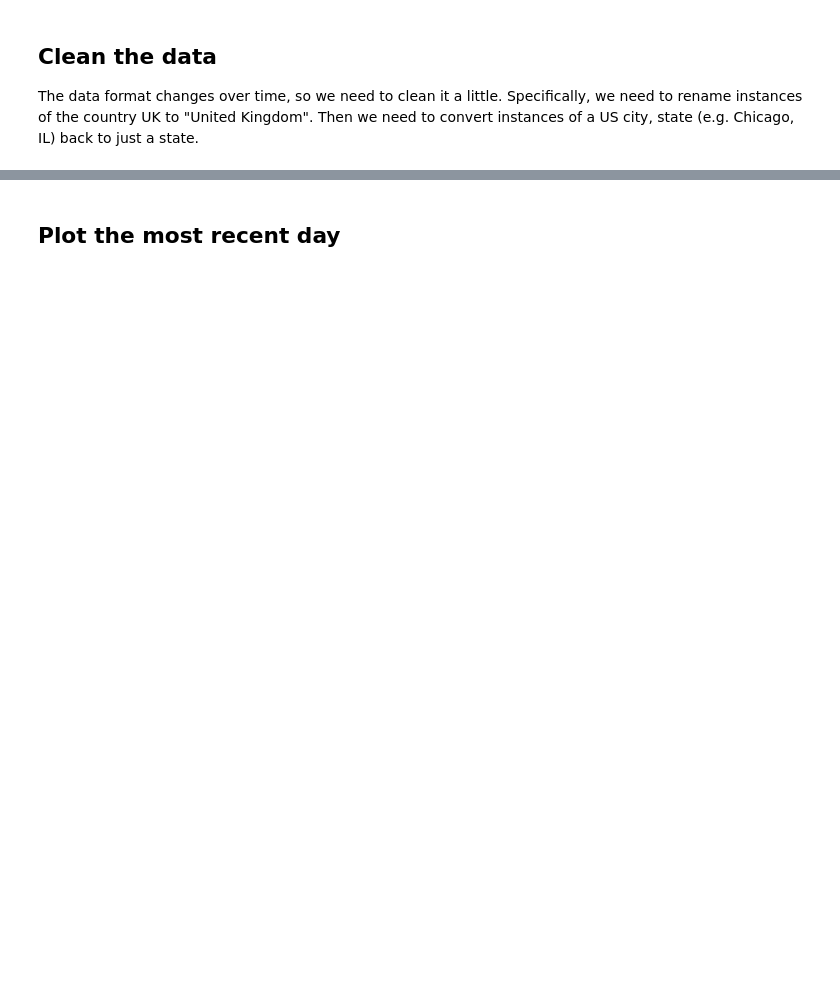
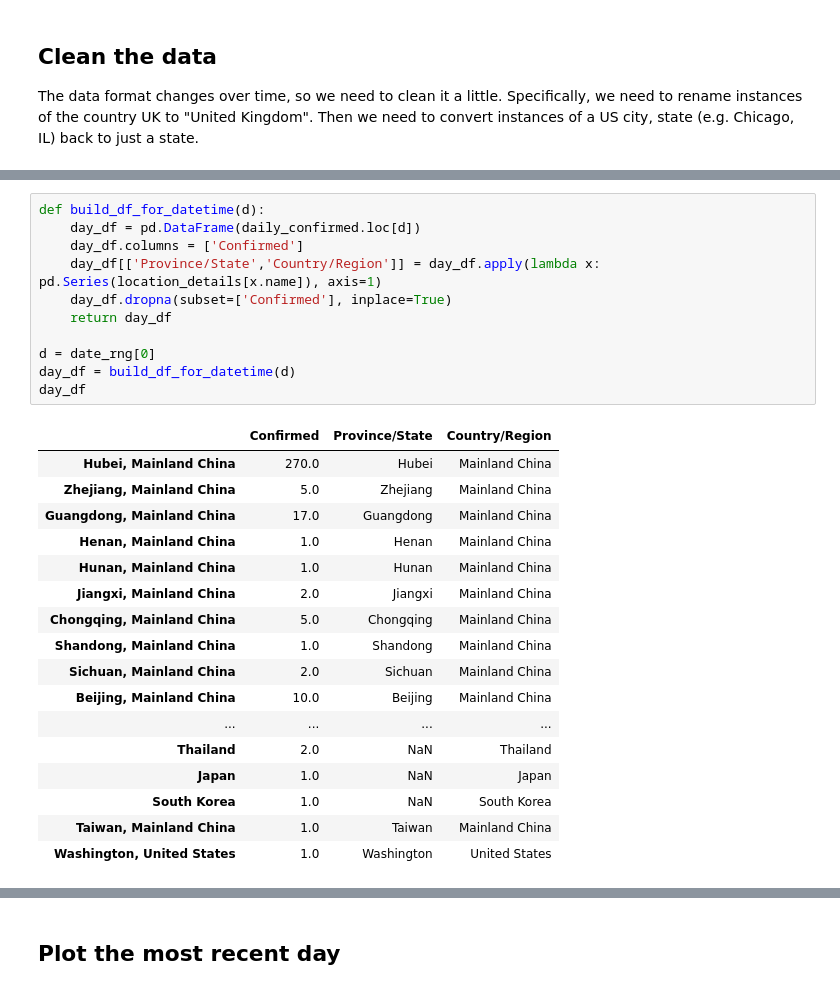
Before and after one commit to pdtyreus/coronavirus-ds, a Jupyter notebook: 2019 nCoV Spread.ipynb, the cells around one changed output, grey strips where cells are left out. Saved outputs shown, nothing was run; the diff lists cells and outputs as text; blank space fills up the shorter version.

```diff
--- a/2019 nCoV Spread.ipynb
+++ b/2019 nCoV Spread.ipynb
@@ -105,0 +181,29 @@ Select the data from the first day
+# %%
+def build_df_for_datetime(d):
+    day_df = pd.DataFrame(daily_confirmed.loc[d])
+    day_df.columns = ['Confirmed']
+    day_df[['Province/State','Country/Region']] = day_df.apply(lambda x: pd.Series(location_details[x.name]), axis=1)
+    day_df.dropna(subset=['Confirmed'], inplace=True)
+    return day_df
+
+d = date_rng[0]
+day_df = build_df_for_datetime(d)
+day_df
+# %% [output]
+|  | Confirmed | Province/State | Country/Region |
+| Hubei, Mainland China | 270.0 | Hubei | Mainland China |
+| Zhejiang, Mainland China | 5.0 | Zhejiang | Mainland China |
+| Guangdong, Mainland China | 17.0 | Guangdong | Mainland China |
+| Henan, Mainland China | 1.0 | Henan | Mainland China |
+| Hunan, Mainland China | 1.0 | Hunan | Mainland China |
+| Jiangxi, Mainland China | 2.0 | Jiangxi | Mainland China |
+| Chongqing, Mainland China | 5.0 | Chongqing | Mainland China |
+| Shandong, Mainland China | 1.0 | Shandong | Mainland China |
+| Sichuan, Mainland China | 2.0 | Sichuan | Mainland China |
+| Beijing, Mainland China | 10.0 | Beijing | Mainland China |
+| ... | ... | ... | ... |
+| Thailand | 2.0 | NaN | Thailand |
+| Japan | 1.0 | NaN | Japan |
+| South Korea | 1.0 | NaN | South Korea |
+| Taiwan, Mainland China | 1.0 | Taiwan | Mainland China |
+| Washington, United States | 1.0 | Washington | United States |
```
Also changed, not shown: parts of 25 cells of this notebook, 4 other files.
